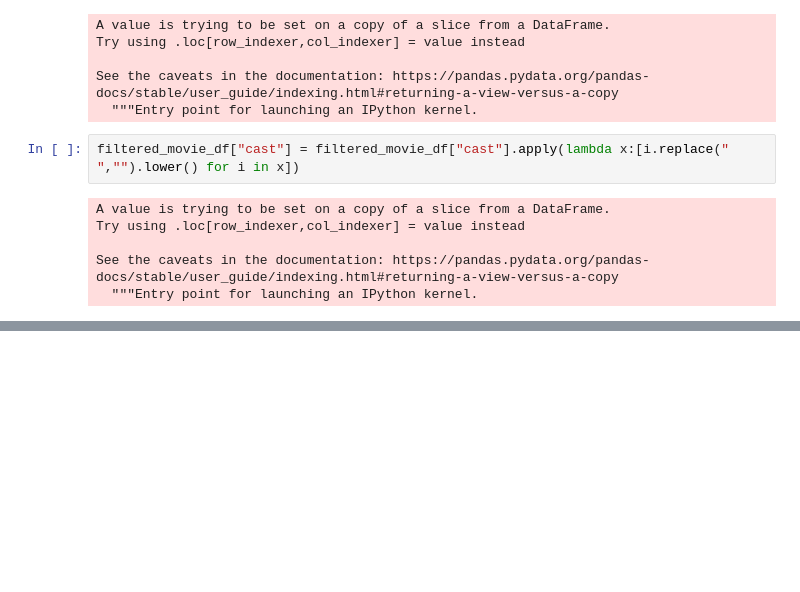
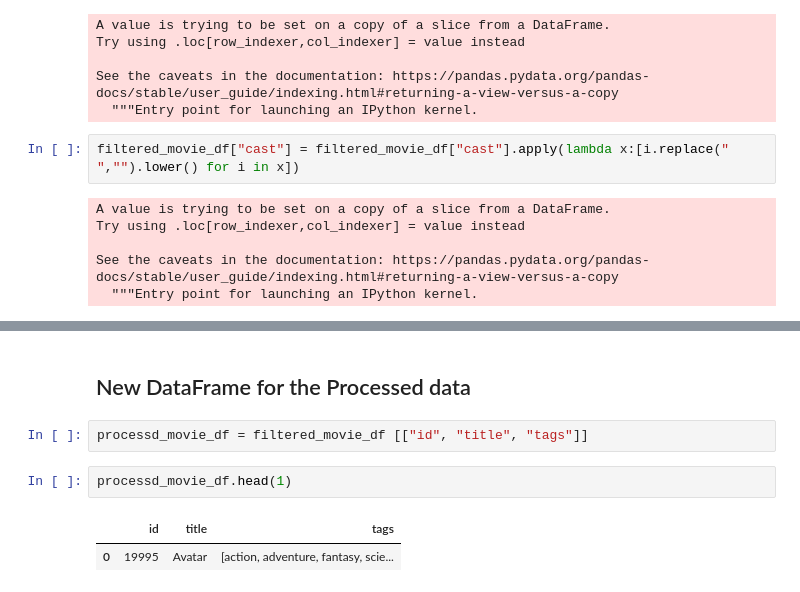
Before and after one commit to qfaheem/movie-recommender, a Jupyter notebook: Scripts/movie_recommendation_model.ipynb, the cells around one changed output, grey strips where cells are left out. Cells and saved outputs as stored; diff of their text form; blank space fills up the shorter version.

```diff
--- a/Scripts/movie_recommendation_model.ipynb
+++ b/Scripts/movie_recommendation_model.ipynb
@@ -361,0 +408,9 @@ filtered_movie_df["cast"] = filtered_movie_df["cast"].apply(lambda x:[i.replace(
+# %% [markdown]
+## New DataFrame for the Processed data
+# %%
+processd_movie_df = filtered_movie_df [["id", "title", "tags"]]
+# %%
+processd_movie_df.head(1)
+# %% [output]
+|  | id | title | tags |
+| 0 | 19995 | Avatar | [action, adventure, fantasy, scie... |
```
Also changed, not shown: parts of 8 cells of this notebook.
